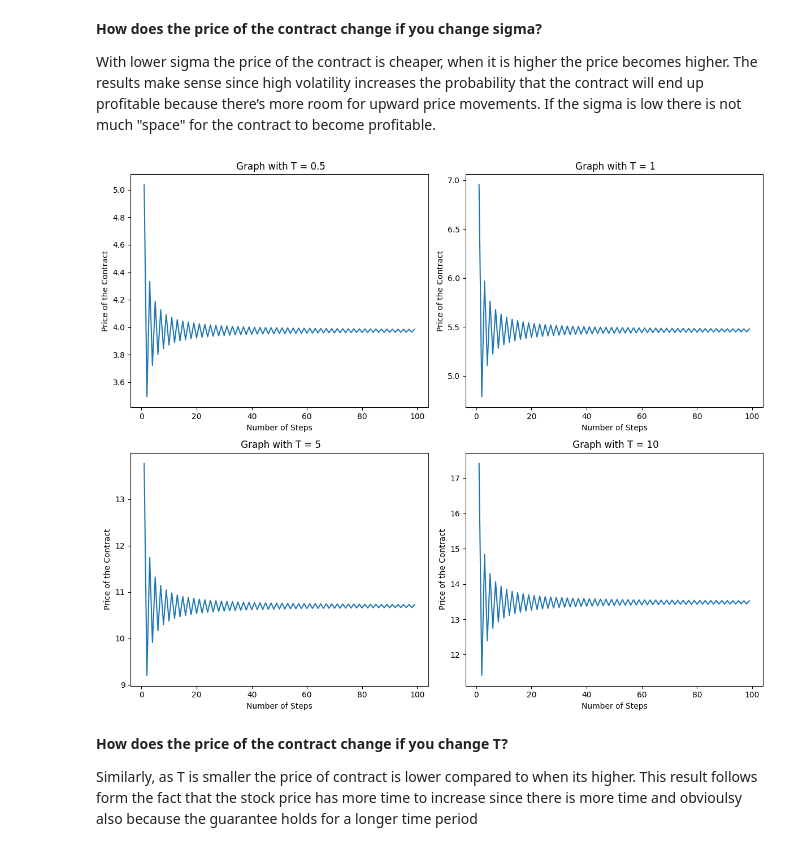
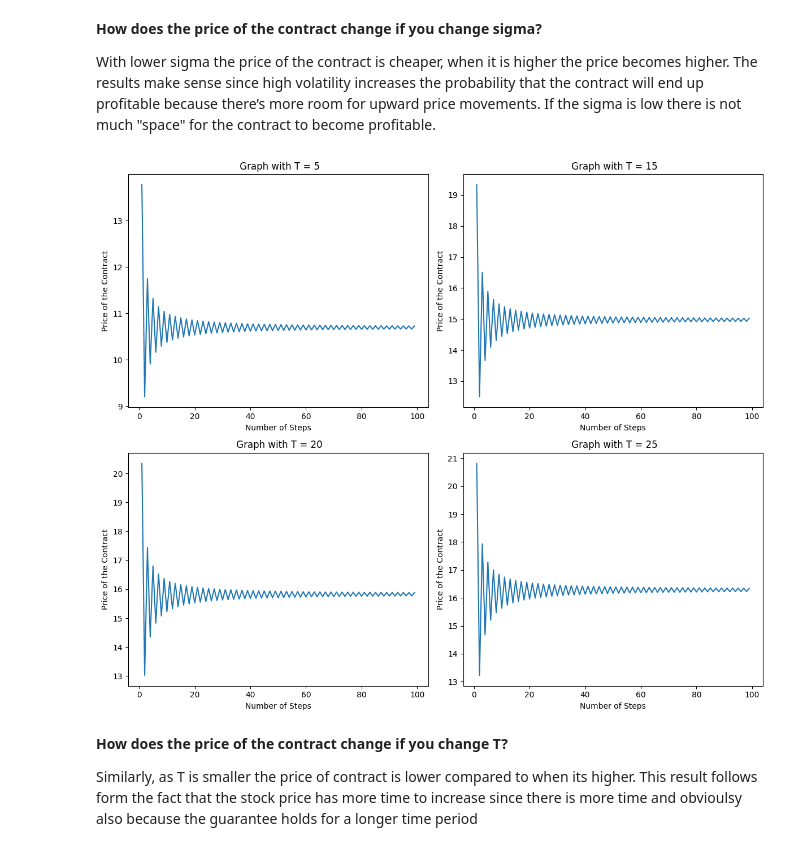
Before and after one commit to ashademeij/MathematicalFinance, a Jupyter notebook: BinomialTree.ipynb, the cells around one changed output. Saved outputs shown, nothing was run; the diff lists cells and outputs as text; code cells hidden in the pictures.

```diff
--- a/BinomialTree.ipynb
+++ b/BinomialTree.ipynb
@@ -26,7 +25,7 @@ n = 100
 # %%
 def get_optionPrice(r, sigma, T, guarantee, n):
 
-    # Defining the parameters
+    # Formulas from slides
     dt = T/n
     u = np.exp(sigma * np.sqrt(dt))
     d = 1 / u
@@ -38,12 +37,11 @@ def get_optionPrice(r, sigma, T, guarantee, n):
 
     # 1. calculate the stock price
     stockValues = np.zeros((n+1, n+1))
-    stockValues[0,0] = 100 # Initial value
 
     for i in range(1,n+1):
-        stockValues[i,0] = u*stockValues[i-1,0]
         for j in range(1,i+1):
-           stockValues[i,j] = d*stockValues[i-1,j-1]
+           stockValues[i,j] = 100*(u ** (i-j)) * (d ** j)
+
 
 
     # 2. Calculate the contract price: recursive procedure
@@ -134,23 +180,23 @@ plt.show()
 With lower sigma the price of the contract is cheaper, when it is higher the price becomes higher. The results make sense since high volatility increases the probability that the contract will end up profitable because there’s more room for upward price movements. If the sigma is low there is not much "space" for the contract to become profitable.
 # %%
 # Now we can do the same for different numbers of T
-T_values = [0.5, 1, 5, 10]
+T_values = [5, 15, 20, 25]
 
 fig, axes = plt.subplots(2, 2, figsize=(12, 10))
 axes = axes.flatten()
 
 for i, T in enumerate(T_values):
     prices = [get_optionPrice(r, sigma, T, guarantee, n) for n in step_counts]
 
     axes[i].plot(step_counts, prices, label=f'Option Price for T = {T}')
     axes[i].set_xlabel('Number of Steps')
     axes[i].set_ylabel('Price of the Contract')
     axes[i].set_title(f' Graph with T = {T}')
 
 plt.tight_layout()
 plt.show()
 # %% [output]
-[figure, old version]
+[figure, new version]
 # %% [markdown]
 **How does the price of the contract change if you change T?**
 
```
Also changed, not shown: parts of 3 cells of this notebook, 1 other file.
